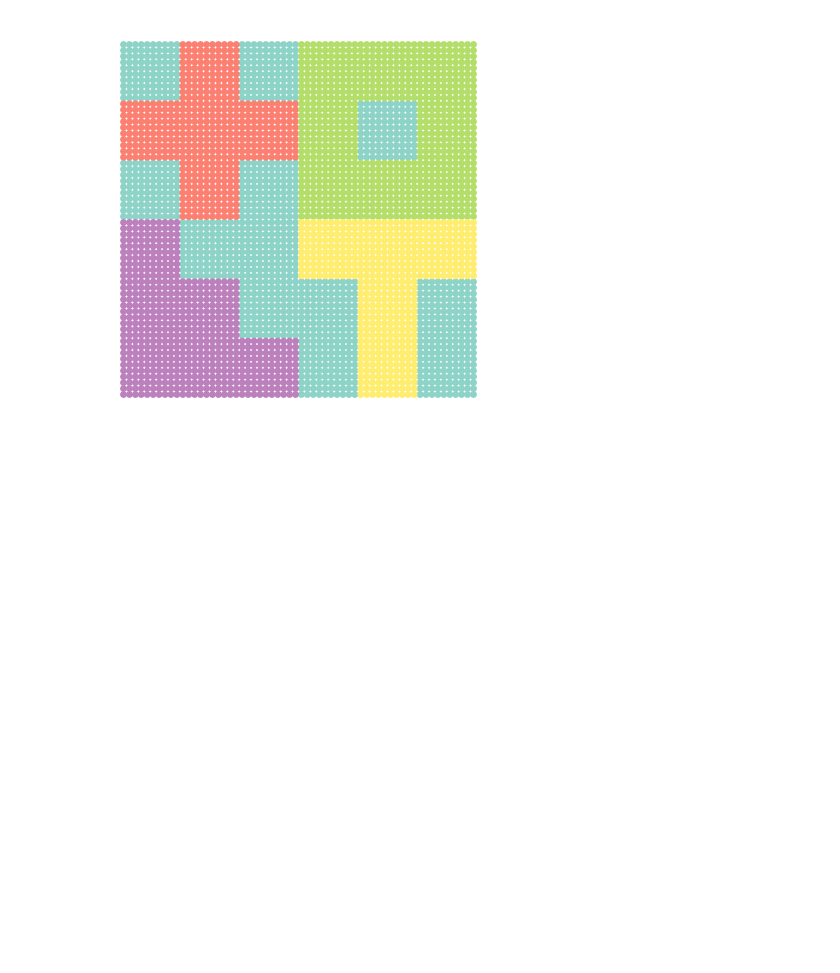
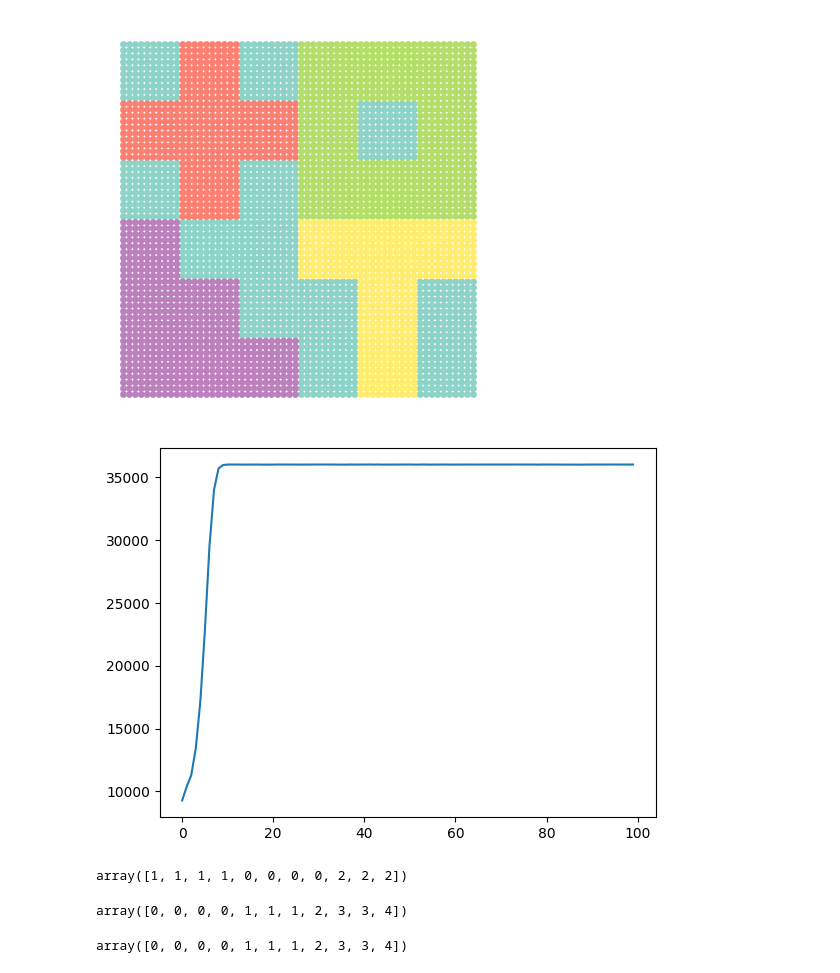
Before and after one commit to craigfouts/asterism, a Jupyter notebook: notebooks/sandbox.ipynb, the cells around one changed output. Cells and saved outputs as stored; diff of their text form; code cells hidden in the pictures; blank space fills up the shorter version.

Commit message:
Added sklearn-compliant model framework

```diff
--- a/notebooks/sandbox.ipynb
+++ b/notebooks/sandbox.ipynb
@@ -64,10 +362,67 @@ def kmeans(data, k=5, n_steps=10, n_permutations=100, verbosity=1, description='
 # %%
-data, labels = make_dataset(return_tensor=False)
+data, labels = make_dataset()
 show_dataset(data, labels)
 # %% [output]
 [figure]
 # %%
-topics = kmeans(data[:, 3:])
+model = GibbsLDA(n_topics=5)
+topics = model.fit_predict(data[:, 3:])
 show_dataset(data, topics)
 # %% [output]
 [figure]
+# %%
+arr = np.arange(len(model.log_))
+plt.plot(arr, model.log_)
+plt.show()
+# %% [output]
+[figure, added]
+# %%
+from scipy.optimize import linear_sum_assignment
+from sklearn.metrics import confusion_matrix
+
+@singledispatch
+def relabel(labels, target=None):
+    unique, inverse = np.unique_inverse(labels)
+
+    if target is None:
+        scores = np.eye(inverse.shape[0])[inverse, :inverse.max() + 1]
+    else:
+        labels, target = relabel(labels), np.unique_inverse(target)[-1]
+        unique, inverse = np.unique_inverse(labels)
+        scores = confusion_matrix(target[:labels.shape[0]], labels)
+
+    _, mask = linear_sum_assignment(scores, maximize=True)
+    labels = (labels[None] == unique[mask[mask < len(unique)], None]).argmax(0)
+
+    return labels
+
+@relabel.register(torch.Tensor)
+def _(labels, target=None):
+    unique, inverse = labels.unique(return_inverse=True)
+
+    if target is None:
+        scores = torch.eye(inverse.shape[0])[inverse, :inverse.max() + 1]
+    else:
+        labels, target = relabel(labels), target.unique(return_inverse=True)[-1]
+        unique, inverse = labels.unique(return_inverse=True)
+        scores = confusion_matrix(target[:labels.shape[0]], labels)
+
+    _, mask = linear_sum_assignment(scores, maximize=True)
+    labels = (labels[None] == unique[mask[mask < len(unique)], None]).float().argmax(0)
+
+    return labels
+
+arr = np.array([0, 0, 0, 0, 5, 5, 5, 5, 1, 1, 1])
+brr = np.array([235, 1, 1, 12, 1, 0, 0, 0, 0, 2, 3, 3, 4])
+
+relabel(arr, brr)
+# %% [output]
+array([1, 1, 1, 1, 0, 0, 0, 0, 2, 2, 2])
+# %%
+np.unique(brr, return_inverse=True)[-1]
+# %% [output]
+array([0, 0, 0, 0, 1, 1, 1, 2, 3, 3, 4])
+# %%
+np.unique_inverse(brr)[-1]
+# %% [output]
+array([0, 0, 0, 0, 1, 1, 1, 2, 3, 3, 4])
```
Also changed, not shown: parts of 11 cells of this notebook, 6 other files.
